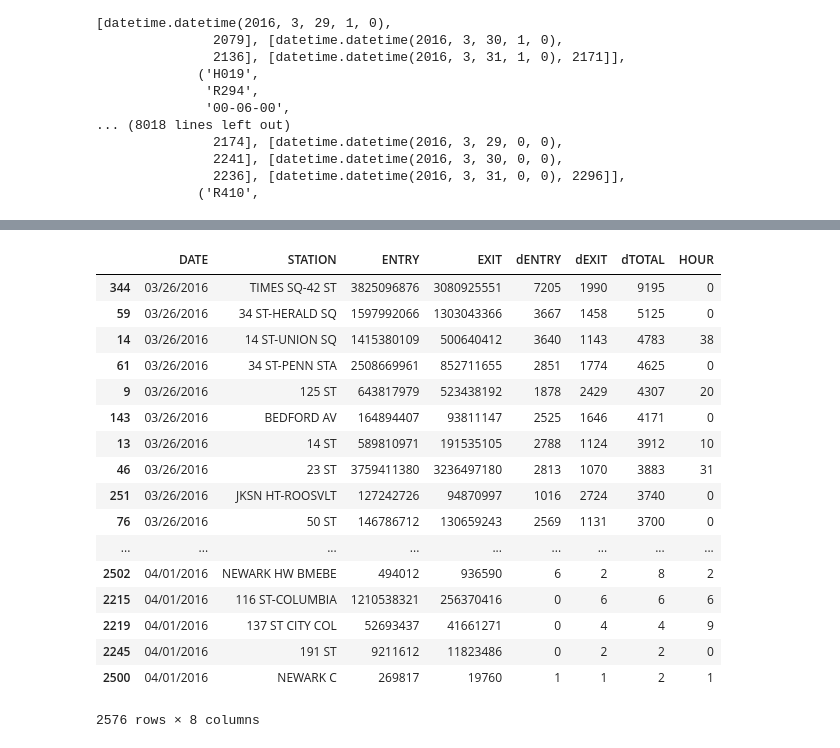
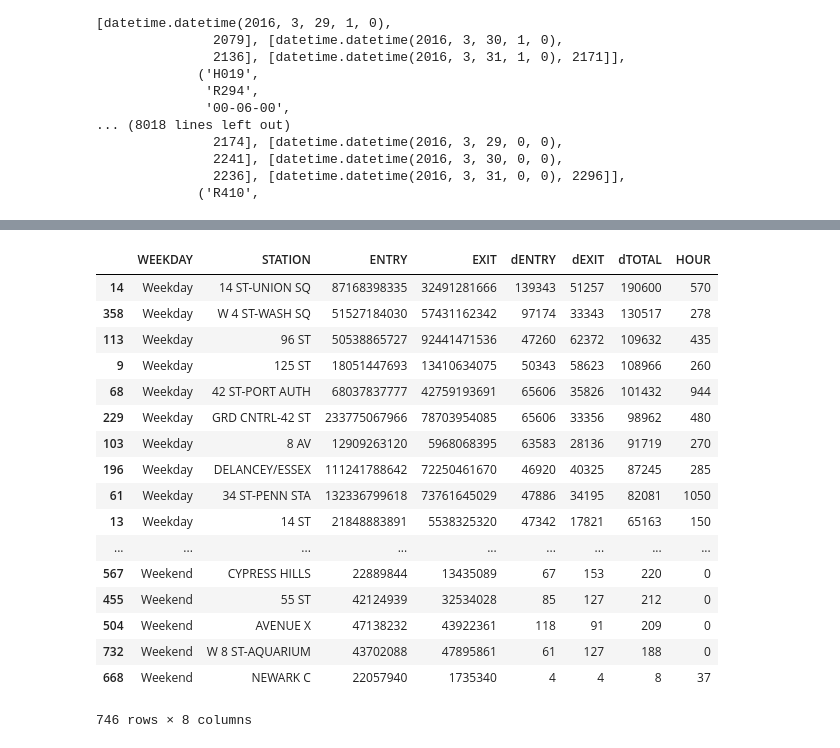
Before and after one commit to jgondin/benson_team_awesome, a Jupyter notebook: benson_project_anny.ipynb, the cells around one changed output, grey strips where cells are left out. Saved outputs shown, nothing was run; the diff lists cells and outputs as text; code cells hidden in the pictures.

Commit message:
updated code to fix data issues

```diff
--- a/benson_project_anny.ipynb
+++ b/benson_project_anny.ipynb
@@ -94,5 +108,5 @@ import matplotlib.pyplot as plt
 # %%
-data = pd.read_csv("http://web.mta.info/developers/data/nyct/turnstile/turnstile_160402.txt")
+#data = pd.read_csv("http://web.mta.info/developers/data/nyct/turnstile/turnstile_160402.txt")
 # %%
 data.columns = [column.strip() for column in data.columns]
 data.columns
@@ -117,6 +132,15 @@ data['dTOTAL'] = data.dENTRY + data.dEXIT
 # %%
 data['DATETIME'] = pd.to_datetime(data.DATE + data.TIME, format='%m/%d/%Y%H:%M:%S')
 data['HOUR'] = data['DATETIME'].apply(lambda x: x.hour)
+# %%
+data['WEEKDAY']=data.DATETIME.apply(lambda x: 'Weekday' if 0<=x.weekday()<5 else 'Weekend')
+# %%
+daysofweek = ['Monday','Tuesday','Wednesday','Thursday','Friday','Saturday','Sunday']
+
+whatdayofweek = lambda x: daysofweek[x.weekday()]
+
+
+data['DAYOFWEEK'] = data.DATETIME.apply(whatdayofweek)
 # %%
 data_cleaned = data[(data['dENTRY'] >= 0) & (data['dENTRY'] <= 5000) & (data['dEXIT'] >= 0) & (data['dEXIT'] <= 5000)]
 # %%
@@ -145,5 +169,5 @@ data_0to4
 # %%
-data_grouped = data_0to4.groupby(['DATE','STATION']).sum()
+data_grouped = data_0to4.groupby(['WEEKDAY','STATION']).sum()
 # %%
 data_grouped
 # %% [output]
@@ -169,25 +193,25 @@ data_grouped
 # %%
 data_reset = (data_grouped
     .reset_index()
-    .sort_values(['DATE', 'dTOTAL'], ascending=(True, False))
+    .sort_values(['WEEKDAY', 'dTOTAL'], ascending=(True, False))
 )
 data_reset
 # %% [output]
-|  | DATE | STATION | ENTRY | EXIT | dENTRY | dEXIT | dTOTAL | HOUR |
-| 344 | 03/26/2016 | TIMES SQ-42 ST | 3825096876 | 3080925551 | 7205 | 1990 | 9195 | 0 |
-| 59 | 03/26/2016 | 34 ST-HERALD SQ | 1597992066 | 1303043366 | 3667 | 1458 | 5125 | 0 |
-| 14 | 03/26/2016 | 14 ST-UNION SQ | 1415380109 | 500640412 | 3640 | 1143 | 4783 | 38 |
-| 61 | 03/26/2016 | 34 ST-PENN STA | 2508669961 | 852711655 | 2851 | 1774 | 4625 | 0 |
-| 9 | 03/26/2016 | 125 ST | 643817979 | 523438192 | 1878 | 2429 | 4307 | 20 |
-| 143 | 03/26/2016 | BEDFORD AV | 164894407 | 93811147 | 2525 | 1646 | 4171 | 0 |
-| 13 | 03/26/2016 | 14 ST | 589810971 | 191535105 | 2788 | 1124 | 3912 | 10 |
-| 46 | 03/26/2016 | 23 ST | 3759411380 | 3236497180 | 2813 | 1070 | 3883 | 31 |
-| 251 | 03/26/2016 | JKSN HT-ROOSVLT | 127242726 | 94870997 | 1016 | 2724 | 3740 | 0 |
-| 76 | 03/26/2016 | 50 ST | 146786712 | 130659243 | 2569 | 1131 | 3700 | 0 |
+|  | WEEKDAY | STATION | ENTRY | EXIT | dENTRY | dEXIT | dTOTAL | HOUR |
+| 14 | Weekday | 14 ST-UNION SQ | 87168398335 | 32491281666 | 139343 | 51257 | 190600 | 570 |
+| 358 | Weekday | W 4 ST-WASH SQ | 51527184030 | 57431162342 | 97174 | 33343 | 130517 | 278 |
+| 113 | Weekday | 96 ST | 50538865727 | 92441471536 | 47260 | 62372 | 109632 | 435 |
+| 9 | Weekday | 125 ST | 18051447693 | 13410634075 | 50343 | 58623 | 108966 | 260 |
+| 68 | Weekday | 42 ST-PORT AUTH | 68037837777 | 42759193691 | 65606 | 35826 | 101432 | 944 |
+| 229 | Weekday | GRD CNTRL-42 ST | 233775067966 | 78703954085 | 65606 | 33356 | 98962 | 480 |
+| 103 | Weekday | 8 AV | 12909263120 | 5968068395 | 63583 | 28136 | 91719 | 270 |
+| 196 | Weekday | DELANCEY/ESSEX | 111241788642 | 72250461670 | 46920 | 40325 | 87245 | 285 |
+| 61 | Weekday | 34 ST-PENN STA | 132336799618 | 73761645029 | 47886 | 34195 | 82081 | 1050 |
+| 13 | Weekday | 14 ST | 21848883891 | 5538325320 | 47342 | 17821 | 65163 | 150 |
 | ... | ... | ... | ... | ... | ... | ... | ... | ... |
-| 2502 | 04/01/2016 | NEWARK HW BMEBE | 494012 | 936590 | 6 | 2 | 8 | 2 |
-| 2215 | 04/01/2016 | 116 ST-COLUMBIA | 1210538321 | 256370416 | 0 | 6 | 6 | 6 |
-| 2219 | 04/01/2016 | 137 ST CITY COL | 52693437 | 41661271 | 0 | 4 | 4 | 9 |
-| 2245 | 04/01/2016 | 191 ST | 9211612 | 11823486 | 0 | 2 | 2 | 0 |
-| 2500 | 04/01/2016 | NEWARK C | 269817 | 19760 | 1 | 1 | 2 | 1 |
+| 567 | Weekend | CYPRESS HILLS | 22889844 | 13435089 | 67 | 153 | 220 | 0 |
+| 455 | Weekend | 55 ST | 42124939 | 32534028 | 85 | 127 | 212 | 0 |
+| 504 | Weekend | AVENUE X | 47138232 | 43922361 | 118 | 91 | 209 | 0 |
+| 732 | Weekend | W 8 ST-AQUARIUM | 43702088 | 47895861 | 61 | 127 | 188 | 0 |
+| 668 | Weekend | NEWARK C | 22057940 | 1735340 | 4 | 4 | 8 | 37 |
-2576 rows × 8 columns
+746 rows × 8 columns
```
Also changed, not shown: parts of 8 cells of this notebook, 11 other files.
